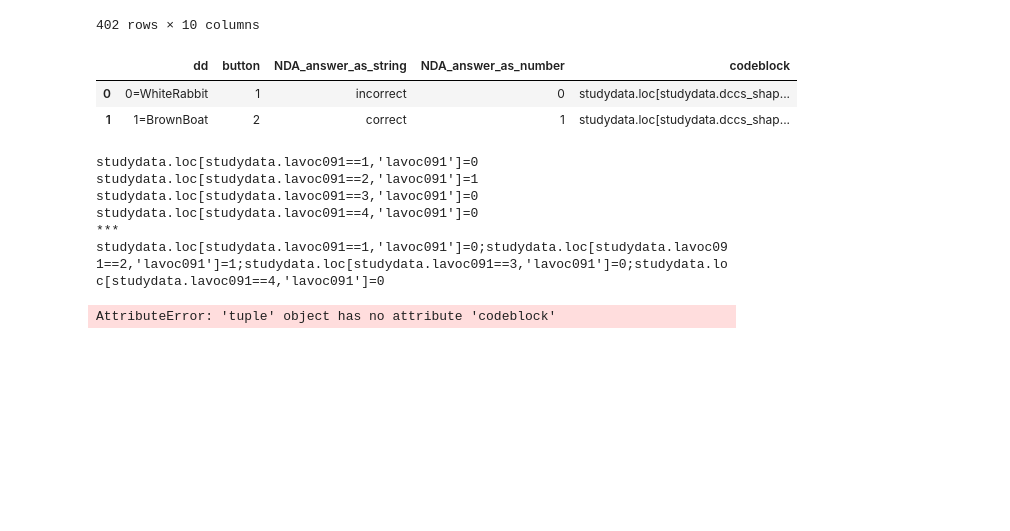
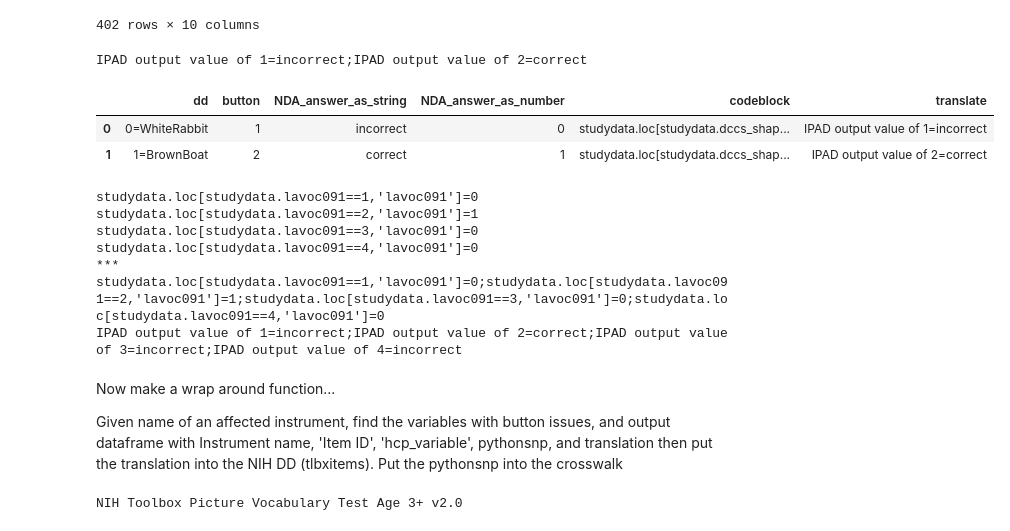
Before and after one commit to humanconnectome/NIHToolbox2NDA, a Jupyter notebook: BUTTONFIX_NIH_Toolbox_Data_Dictionary_2_Python.ipynb, the cells around one changed output. Cells and saved outputs as stored; diff of their text form; code cells hidden in the pictures; blank space fills up the shorter version.

Commit message:
add loop around an affected instrument to search for all affected items and create English translation of logic and python snippit to fix the data on its way to NDA

```diff
--- a/BUTTONFIX_NIH_Toolbox_Data_Dictionary_2_Python.ipynb
+++ b/BUTTONFIX_NIH_Toolbox_Data_Dictionary_2_Python.ipynb
@@ -34,8 +39,9 @@ from pandas import ExcelFile
 # %%
 #anyone know how to read this directly from the nihtoolbox desk?
 #readfromNIH='https://nihtoolbox.desk.com/customer/portal/kb_article_attachments/144125/original.xlsx?1562788410'
+#in the meantime, read from a downloaded copy (replace the paths below with your own locations):
 fpath_downloadedNIH='/home/petra/UbWinSharedSpace1/ccf-nda-behavioral/PycharmToolbox/Ipad2NDA_withCrosswalk/NIHToolbox2NDA/'
-fname='NIH_Toolbox_IPAD_DataDictionary041119_Edited_070919_interpretted_031320.xlsx'
+fname='NIH_Toolbox_IPAD_DataDictionary041119_Edited_070919.xlsx'
 fstring=fpath_downloadedNIH+fname
 # %%
 #read crosswalkfile
@@ -51,10 +57,10 @@ crosswalk.head()
 | 4 | Cognition Composite Scores | cogcomp01_template | cogcomp01 | HCPD HCPA | cogcomp01 | interview_language | Language | NaN | ... |
 # %%
 #print(fstring)
-tlbxitems = pd.read_excel(fstring, sheetname='NIH Toolbox')
+tlbxitems = pd.read_excel(fstring, sheet_name='NIH Toolbox')
 
 print("Column headings:")
-print(df.columns)
+print(tlbxitems.columns)
 # %% [output]
 Column headings:
 Index(['Measurement System', 'Domain', 'Instrument Title', 'Item ID', 'Stem',
@@ -121,6 +130,15 @@ tlbxitems.loc[tlbxitems['Instrument Title']=='NIH Toolbox Picture Vocabulary Tes
 #How to resolve?  Define a function that will translate this into code to populate the crosswalk
 #I.E parsing the response into 'correct' and 'button' logic, and then rebuild that into a python snppit
 #for any entry in the 'Response' column for a given row in the NIH Toolbox's data dictionary.
+
+#example:
+#A=buttoncorrect(instrument='NIH Toolbox Dimensional Change Card Sort Test Age 12+ v2.1',variable='dccs_shape_prac2')
+#A is a tuple: ttestkeep,pythonsnp,translation
+#A[0] is ttestkeep- is the mini data frame that illustrates the logic of the translation
+#A[1] is pythonsnp- is the python code to translate NIH Toolbox to NDA
+#A[2] is translation corresponds with the verbiage to add to the NIH Toolbox data dictionary for interpretation
+
+
 def buttoncorrect(instrument='NIH Toolbox Dimensional Change Card Sort Test Age 12+ v2.1',variable='dccs_shape_instr1'):
     ddsub=tlbxitems.loc[tlbxitems['Instrument Title']==instrument].copy()
     test=ddsub.loc[ddsub.hcp_variable==variable].Responses.str.split('\n',expand=True)
@@ -137,23 +155,29 @@ def buttoncorrect(instrument='NIH Toolbox Dimensional Change Card Sort Test Age
     #now we turn all this logic into a single string of code for the given response option
     #that can be used to populate the 'requested_python' field of the crosswalk
     ttestkeep['codeblock']='studydata.loc[studydata.{}=='.format(variable)+ttestkeep.button.astype(str)+",'{}']=".format(variable) +ttestkeep.NDA_answer_as_number
+    ttestkeep['translate']='IPAD output value of '+ttestkeep.button.astype(str)+'='+ttestkeep.NDA_answer_as_string
     pythonsnp=';'.join(ttestkeep.codeblock.tolist())
-    return ttestkeep,pythonsnp # you'll only actually need the pythonsnp, but prove to yourself that its working by examining the output for a few vars
+    translation=';'.join(ttestkeep.translate.tolist())
+    return ttestkeep,pythonsnp,translation # you'll only actually need the pythonsnp, but prove to yourself that its working by examining the output for a few vars
 # %%
 #see that the logic is getting mapped properly
-ttestkeep,pythonsnp=buttoncorrect(variable='dccs_shape_prac2')
+ttestkeep,pythonsnp,translation=buttoncorrect(instrument='NIH Toolbox Dimensional Change Card Sort Test Age 12+ v2.1',variable='dccs_shape_prac2')
+print(translation)
 ttestkeep
 # %% [output]
+IPAD output value of 1=incorrect;IPAD output value of 2=correct
-|  | dd | button | NDA_answer_as_string | NDA_answer_as_number | codeblock |
-| 0 | 0=WhiteRabbit | 1 | incorrect | 0 | studydata.loc[studydata.dccs_shap... |
-| 1 | 1=BrownBoat | 2 | correct | 1 | studydata.loc[studydata.dccs_shap... |
+|  | dd | button | NDA_answer_as_string | NDA_answer_as_number | codeblock | translate |
+| 0 | 0=WhiteRabbit | 1 | incorrect | 0 | studydata.loc[studydata.dccs_shap... | IPAD output value of 1=incorrect |
+| 1 | 1=BrownBoat | 2 | correct | 1 | studydata.loc[studydata.dccs_shap... | IPAD output value of 2=correct |
 # %%
 #see that the logic is getting translated to extractable code
-ttestkeep,pythonsnp=buttoncorrect(instrument='NIH Toolbox Picture Vocabulary Test Age 3+ v2.0',variable='lavoc091')
+ttestkeep,pythonsnp,translation=buttoncorrect(instrument='NIH Toolbox Picture Vocabulary Test Age 3+ v2.0',variable='lavoc091')
 for i in ttestkeep.codeblock:
     print(i)
 print("***")
 print(pythonsnp)
+ttestkeep
+print(translation)
 # %% [output]
 studydata.loc[studydata.lavoc091==1,'lavoc091']=0
 studydata.loc[studydata.lavoc091==2,'lavoc091']=1
@@ -161,7 +185,10 @@ studydata.loc[studydata.lavoc091==3,'lavoc091']=0
 studydata.loc[studydata.lavoc091==4,'lavoc091']=0
 ***
 studydata.loc[studydata.lavoc091==1,'lavoc091']=0;studydata.loc[studydata.lavoc091==2,'lavoc091']=1;studydata.loc[studydata.lavoc091==3,'lavoc091']=0;studydata.loc[studydata.lavoc091==4,'lavoc091']=0
+IPAD output value of 1=incorrect;IPAD output value of 2=correct;IPAD output value of 3=incorrect;IPAD output value of 4=incorrect
-# %%
-';'.join(ttestkeep.codeblock.tolist())
-# %% [output]
-AttributeError: 'tuple' object has no attribute 'codeblock'
+# %% [markdown]
+Now make a wrap around function...
+
+Given name of an affected instrument, find the variables with button issues, and output dataframe
+with Instrument name, 'Item ID', 'hcp_variable', pythonsnp, and translation
+then put the translation into the NIH DD (tlbxitems).  Put the pythonsnp into the crosswalk
@@ -167,0 +200,18 @@ AttributeError: 'tuple' object has no attribute 'codeblock'
+# %%
+inst=insts_w_buttons_issues[2]
+print(inst)
+for inst in insts_w_buttons_issues:
+    ddsub=tlbxitems.loc[tlbxitems['Instrument Title']==inst].copy()
+    ddsub_buttons=ddsub.loc[ddsub.Responses.str.contains('1=')==True,['Instrument Title','Item ID','Responses','hcp_variable']]
+    ddsub_buttons
+    #remember that the output of the buttoncorrectfunction is a tuple
+    #so the [2] below is where we grab the specific output of the function want and put it into the column of interest
+    #similarly, the [1] below is where we grab the python code
+    ddsub_buttons['New Translation (output of IPAD)']=ddsub_buttons.apply(lambda x: buttoncorrect(instrument=inst,variable=x['hcp_variable'])[2],axis=1)
+    ##ddsub_buttons['requested_python']=ddsub_buttons.apply(lambda x: buttoncorrect(instrument=inst,variable=x['hcp_variable'])[1],axis=1)
+    tlbxitemstest=pd.merge(tlbxitems,
+        ddsub_buttons,on=['Instrument Title','Item ID','Responses','hcp_variable'],how='left')
+    tlbxitemstest.loc[tlbxitemstest['Translation (output of IPAD)'].isnull()==True,'Translation (output of IPAD)']=tlbxitemstest['New Translation (output of IPAD)']
+    tlbxitems=tlbxitemstest.drop(columns='New Translation (output of IPAD)').copy()
+# %% [output]
+NIH Toolbox Picture Vocabulary Test Age 3+ v2.0
```
Also changed, not shown: parts of 10 cells of this notebook.
